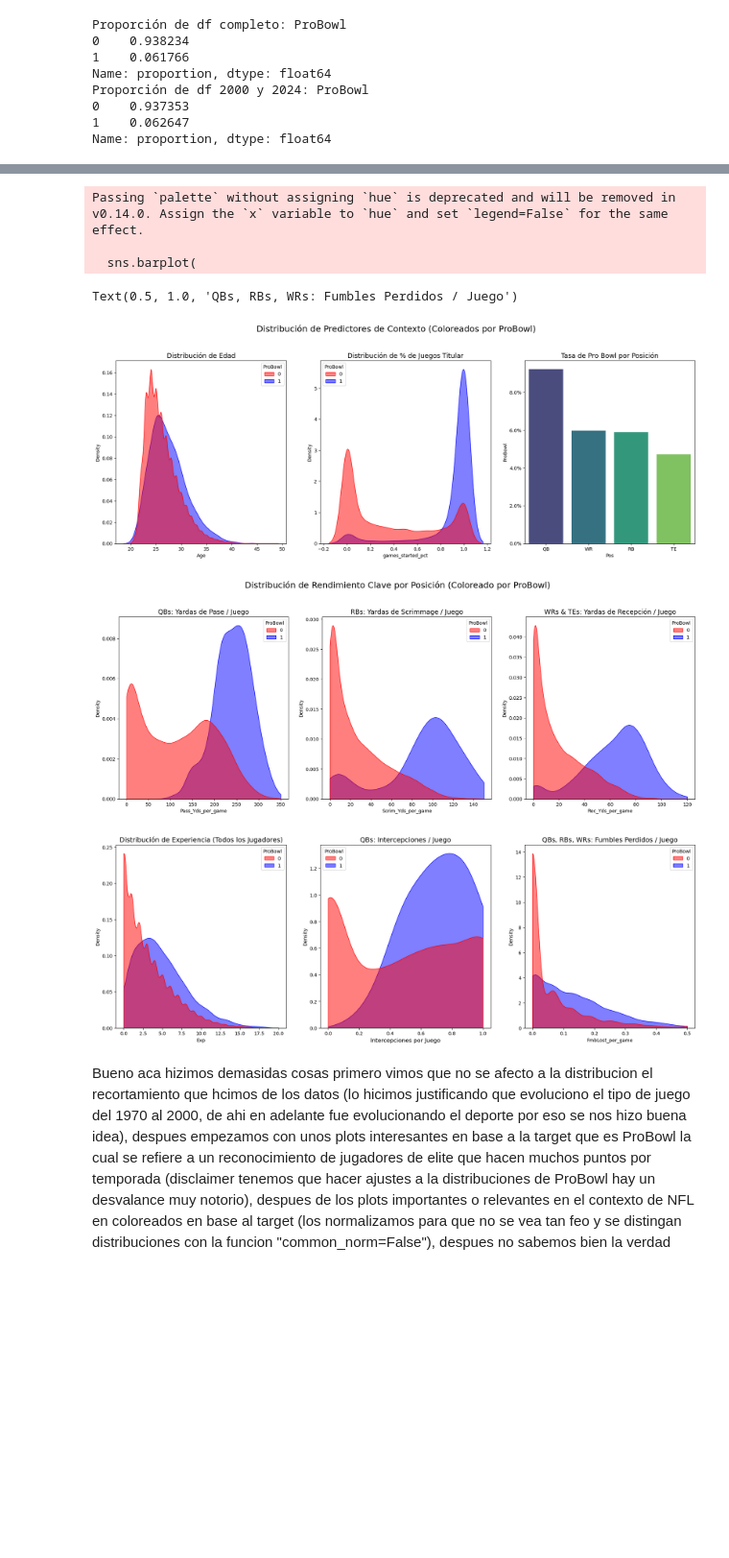
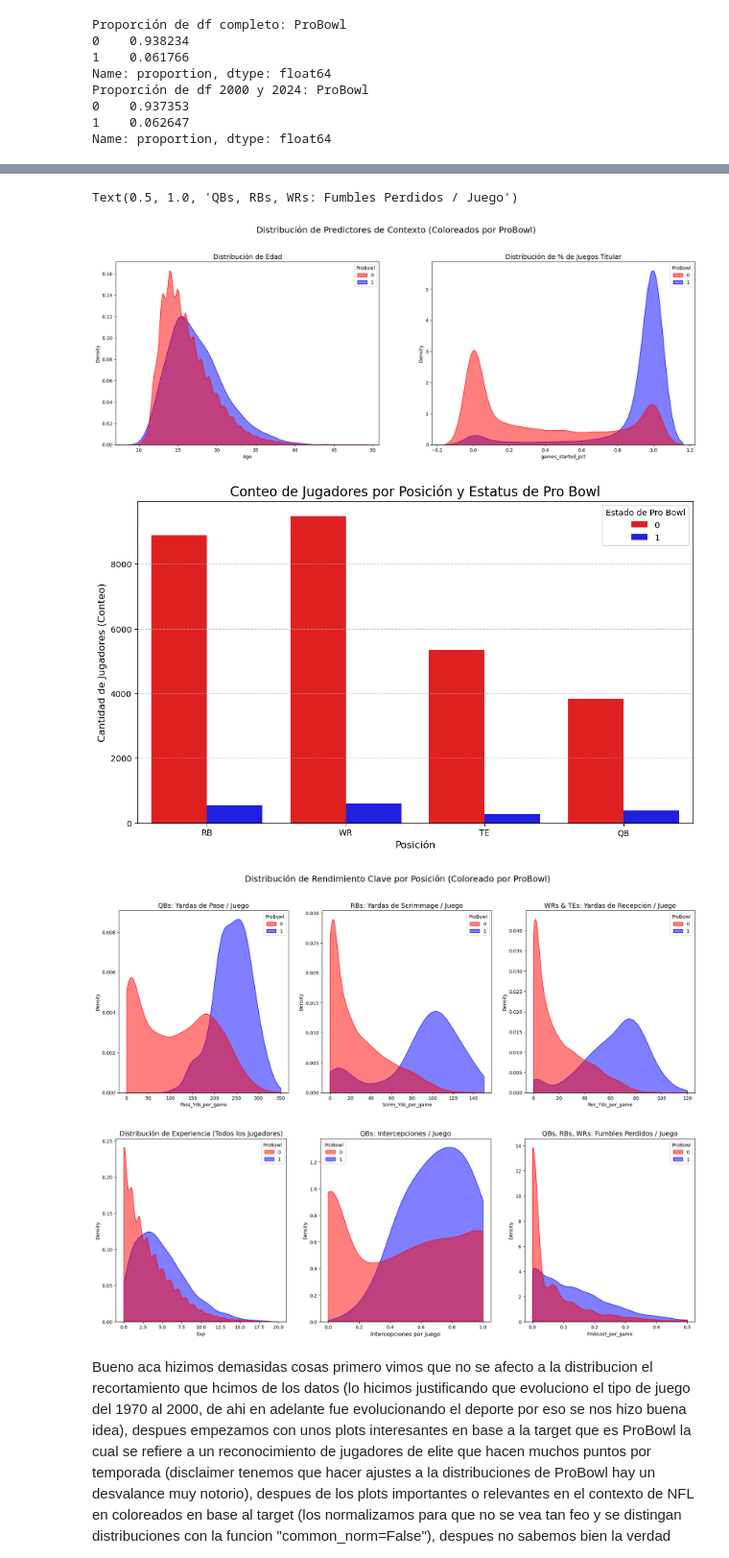
Before and after one commit to edumar67/Fantasy_project, a Jupyter notebook: Entrega 1/1_entrega.ipynb, the cells around one changed output, grey strips where cells are left out. Shown at 96% size. Saved outputs shown, nothing was run; the diff lists cells and outputs as text; code cells hidden in the pictures; blank space fills up the shorter version.

Commit message:
Fix one plot

```diff
--- a/Entrega 1/1_entrega.ipynb
+++ b/Entrega 1/1_entrega.ipynb
@@ -304,7 +304,7 @@ PointsTarget_half-ppr    -8.80000   453.100000
 PPGTarget_half-ppr       -2.20000    29.671429
 # %%
 palette = {1: 'blue', 0: 'red'}
-fig1, axes1 = plt.subplots(1, 3, figsize=(22, 7))
+fig1, axes1 = plt.subplots(1, 2, figsize=(22, 7))
 fig1.suptitle('Distribución de Predictores de Contexto (Coloreados por ProBowl)', fontsize=18, y=1.03)
 # 1.1: Distribución de Edad (Age)
 sns.kdeplot(
@@ -334,18 +334,21 @@ axes1[1].set_title('Distribución de % de Juegos Titular', fontsize=14)
 # 1.3: Tasa de ProBowl por Posición (Pos)
 # Este es un barplot, no un kdeplot
 # Calculamos la *probabilidad* (media) de ser Pro Bowl para cada posición
-prob_by_pos = df.groupby('Pos')['ProBowl'].mean().reset_index().sort_values(by='ProBowl', ascending=False)
+plt.figure(figsize=(12, 7))
 
-sns.barplot(
-    ax=axes1[2], # Dibujar en el tercer gráfico
-    data=prob_by_pos,
+sns.countplot(
+    data=df,
     x='Pos',
-    y='ProBowl',
-    palette='viridis'
+    hue='ProBowl',
+    palette=palette,
+    # Poner los "Sí" encima de los "No"
+    hue_order=[0, 1]
 )
-# Formatear el eje Y como porcentaje
-axes1[2].yaxis.set_major_formatter(PercentFormatter(1.0))
-axes1[2].set_title('Tasa de Pro Bowl por Posición', fontsize=14)
+
+plt.title('Conteo de Jugadores por Posición y Estatus de Pro Bowl', fontsize=16)
+plt.xlabel('Posición', fontsize=12)
+plt.ylabel('Cantidad de Jugadores (Conteo)', fontsize=12)
+plt.grid(axis='y', linestyle='--', alpha=0.7)
 
 
 fig2, axes2 = plt.subplots(1, 3, figsize=(22, 7))
@@ -412,39 +415,37 @@ axes[0].set_title('Distribución de Experiencia (Todos los Jugadores)', fontsize
 
 df_qb = df[df['Pos'] == 'QB']
 sns.kdeplot(
     ax=axes[1],
     data=df_qb,
     x='Pass_Int_per_game',
     hue='ProBowl',
     fill=True,
     alpha=0.5,
     common_norm=False,
     palette=palette,
     clip=(0, 1.0) # Enfocar en el rango más denso
 )
 axes[1].set_title('QBs: Intercepciones / Juego', fontsize=14)
 axes[1].set_xlabel('Intercepciones por Juego', fontsize=12)
 
 df_handlers = df[df['Pos'].isin(['QB', 'RB', 'WR'])]
 sns.kdeplot(
     ax=axes[2],
     data=df_handlers,
     x='FmbLost_per_game',
     hue='ProBowl',
     fill=True,
     alpha=0.5,
     common_norm=False,
     palette=palette,
     clip=(0, 0.5) # Enfocar en el rango más denso
 )
 axes[2].set_title('QBs, RBs, WRs: Fumbles Perdidos / Juego', fontsize=14)
 # %% [output]
-Passing `palette` without assigning `hue` is deprecated and will be removed in v0.14.0. Assign the `x` variable to `hue` and set `legend=False` for the same effect.
-
-  sns.barplot(
+Text(0.5, 1.0, 'QBs, RBs, WRs: Fumbles Perdidos / Juego')
-Text(0.5, 1.0, 'QBs, RBs, WRs: Fumbles Perdidos / Juego')
-[figure, old version]
+[figure, new version]
-[figure, old version]
+[figure, new version]
-[figure, old version]
+[figure, new version]
+[figure, added]
 # %% [markdown]
 Bueno aca hizimos demasidas cosas primero vimos que no se afecto a la distribucion el recortamiento que hcimos de los datos (lo hicimos justificando que evoluciono el tipo de juego del 1970 al 2000, de ahi en adelante fue evolucionando el deporte por eso se nos hizo buena idea), despues empezamos con unos plots interesantes en base a la target que es ProBowl la cual se refiere a un reconocimiento de jugadores de elite que hacen muchos puntos por temporada (disclaimer tenemos que hacer ajustes a la distribuciones de ProBowl hay un desvalance muy notorio), despues de los plots importantes o relevantes en el contexto de NFL en coloreados en base al target (los normalizamos para que no se vea tan feo y se distingan distribuciones con la funcion "common_norm=False"), despues no sabemos bien la verdad que ma shacer por que los datos estan muy limpios checamos minimos y maximos los outliers no son significativos en el caso que esten persentes ya que pues asi es el comportamiento de la data.
```
